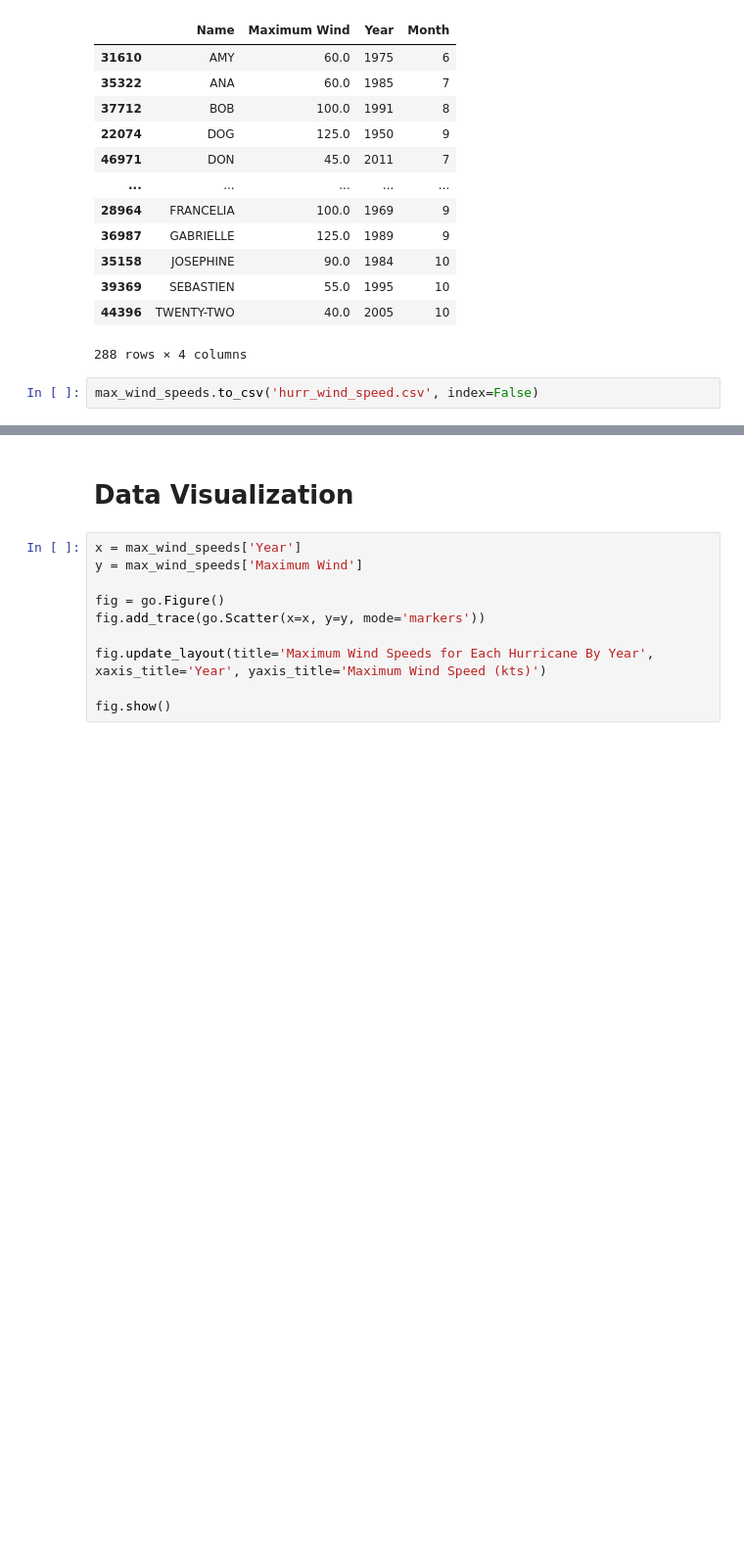
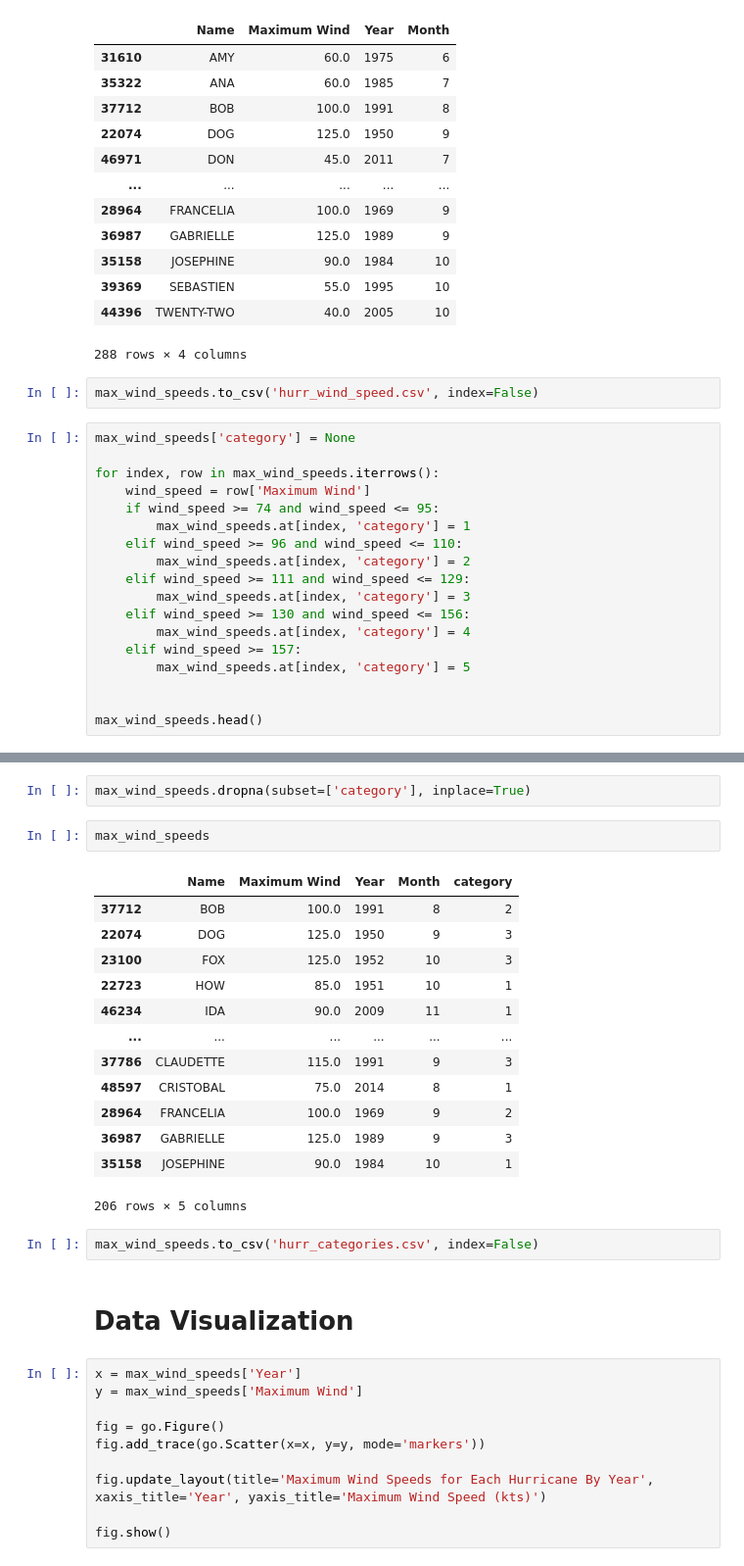
Before and after one commit to DanielBrechner/hurrdat_co2, a Jupyter notebook: atlantic_hurricanes.ipynb, the cells around one changed output, grey strips where cells are left out. Shown at 98% size. Drawn from its saved outputs; the diff is of its cells as text; blank space fills up the shorter version.

Commit message:
df for hurr category

```diff
--- a/atlantic_hurricanes.ipynb
+++ b/atlantic_hurricanes.ipynb
@@ -173,3 +173,21 @@ max_wind_speeds
 288 rows × 4 columns
 # %%
 max_wind_speeds.to_csv('hurr_wind_speed.csv', index=False)
+# %%
+max_wind_speeds['category'] = None
+
+for index, row in max_wind_speeds.iterrows():
+    wind_speed = row['Maximum Wind']
+    if wind_speed >= 74 and wind_speed <= 95:
+        max_wind_speeds.at[index, 'category'] = 1
+    elif wind_speed >= 96 and wind_speed <= 110:
+        max_wind_speeds.at[index, 'category'] = 2
+    elif wind_speed >= 111 and wind_speed <= 129:
+        max_wind_speeds.at[index, 'category'] = 3
+    elif wind_speed >= 130 and wind_speed <= 156:
+        max_wind_speeds.at[index, 'category'] = 4
+    elif wind_speed >= 157:
+        max_wind_speeds.at[index, 'category'] = 5
+
+
+max_wind_speeds.head()
@@ -176,3 +201,23 @@ max_wind_speeds.to_csv('hurr_wind_speed.csv', index=False)
+# %%
+max_wind_speeds.dropna(subset=['category'], inplace=True)
+# %%
+max_wind_speeds
+# %% [output]
+|  | Name | Maximum Wind | Year | Month | category |
+| 37712 | BOB | 100.0 | 1991 | 8 | 2 |
+| 22074 | DOG | 125.0 | 1950 | 9 | 3 |
+| 23100 | FOX | 125.0 | 1952 | 10 | 3 |
+| 22723 | HOW | 85.0 | 1951 | 10 | 1 |
+| 46234 | IDA | 90.0 | 2009 | 11 | 1 |
+| ... | ... | ... | ... | ... | ... |
+| 37786 | CLAUDETTE | 115.0 | 1991 | 9 | 3 |
+| 48597 | CRISTOBAL | 75.0 | 2014 | 8 | 1 |
+| 28964 | FRANCELIA | 100.0 | 1969 | 9 | 2 |
+| 36987 | GABRIELLE | 125.0 | 1989 | 9 | 3 |
+| 35158 | JOSEPHINE | 90.0 | 1984 | 10 | 1 |
+206 rows × 5 columns
+# %%
+max_wind_speeds.to_csv('hurr_categories.csv', index=False)
 # %% [markdown]
 # Data Visualization
 # %%
```
Also changed, not shown: parts of 1 cell of this notebook, 1 other file.
